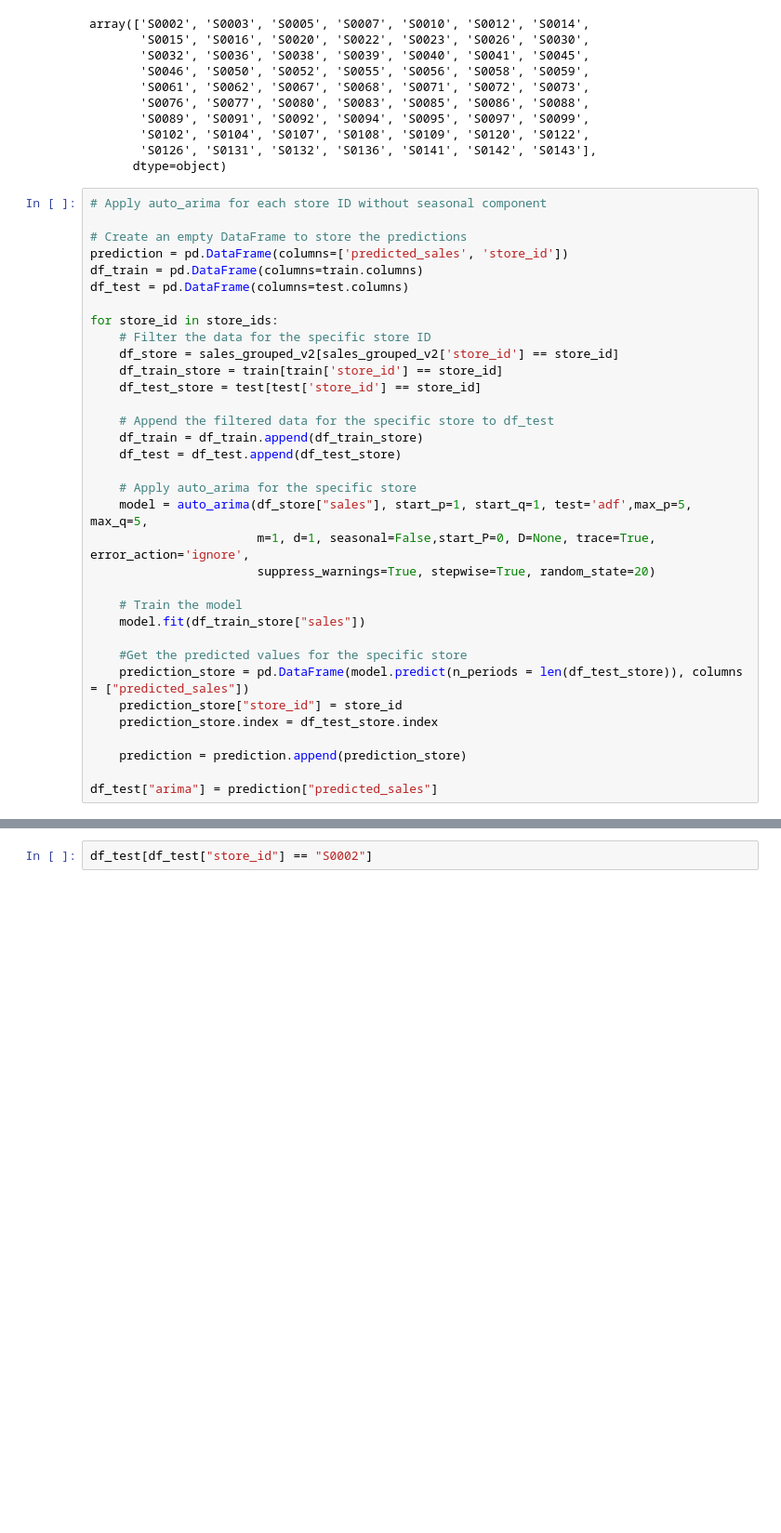
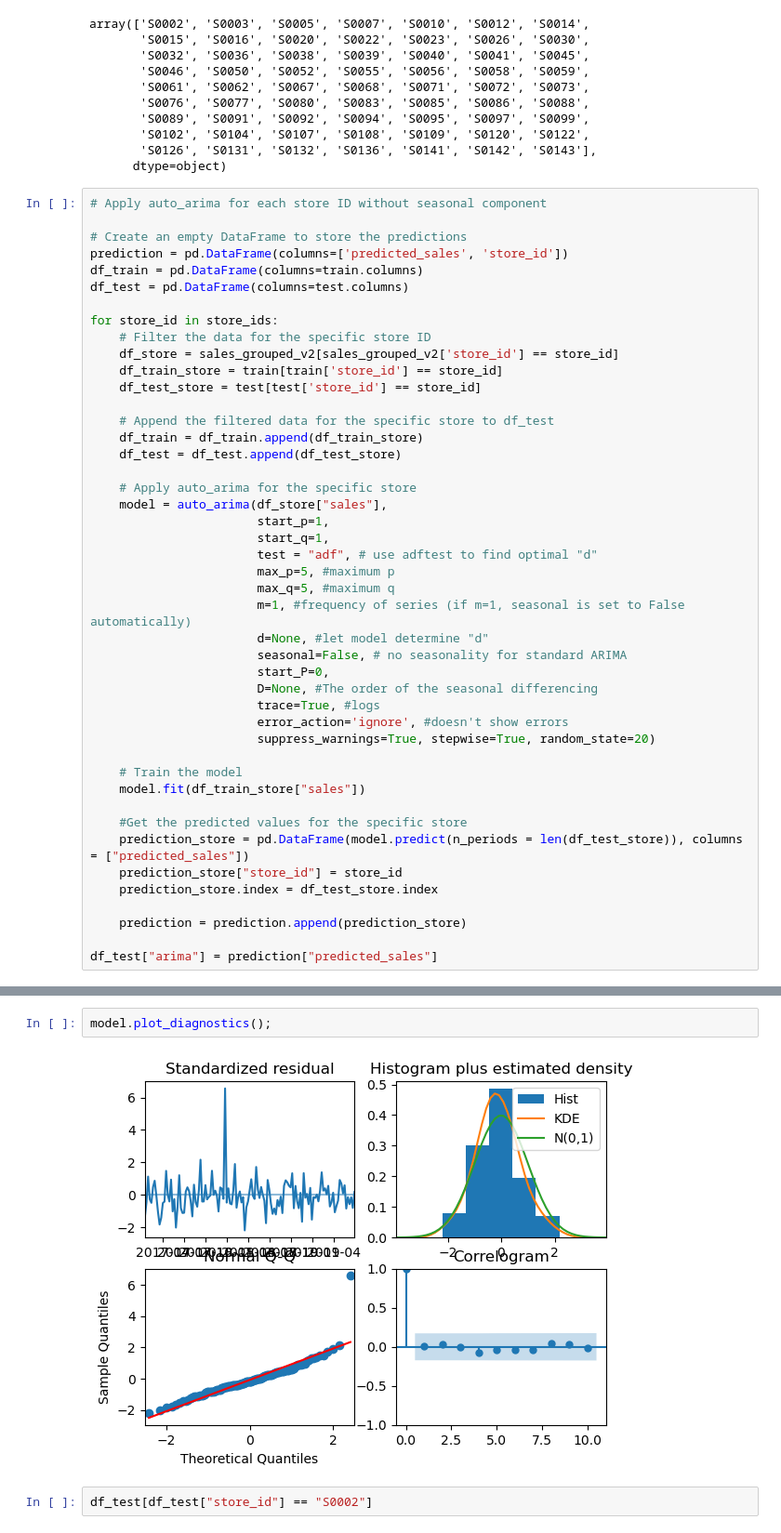
Before and after one commit to TIVEAA/Project_II, a Jupyter notebook: Project_II.ipynb, the cells around one changed output, grey strips where cells are left out. Shown at 93% size. Saved outputs shown, nothing was run; the diff lists cells and outputs as text; blank space fills up the shorter version.

```diff
--- a/Project_II.ipynb
+++ b/Project_II.ipynb
@@ -174,8 +255,19 @@ for store_id in store_ids:
     df_test = df_test.append(df_test_store)
 
     # Apply auto_arima for the specific store
-    model = auto_arima(df_store["sales"], start_p=1, start_q=1, test='adf',max_p=5, max_q=5,
-                       m=1, d=1, seasonal=False,start_P=0, D=None, trace=True, error_action='ignore',
+    model = auto_arima(df_store["sales"],
+                       start_p=1,
+                       start_q=1,
+                       test = "adf", # use adftest to find optimal "d"
+                       max_p=5, #maximum p
+                       max_q=5, #maximum q
+                       m=1, #frequency of series (if m=1, seasonal is set to False automatically)
+                       d=None, #let model determine "d"
+                       seasonal=False, # no seasonality for standard ARIMA
+                       start_P=0,
+                       D=None, #The order of the seasonal differencing
+                       trace=True, #logs
+                       error_action='ignore', #doesn't show errors
                        suppress_warnings=True, stepwise=True, random_state=20)
 
     # Train the model
@@ -210,3 +302,7 @@ Total fit time: 3.820 seconds
+# %%
+model.plot_diagnostics();
+# %% [output]
+[figure, added]
 # %%
 df_test[df_test["store_id"] == "S0002"]
 # %% [output]
```
Also changed, not shown: parts of 36 cells of this notebook.
